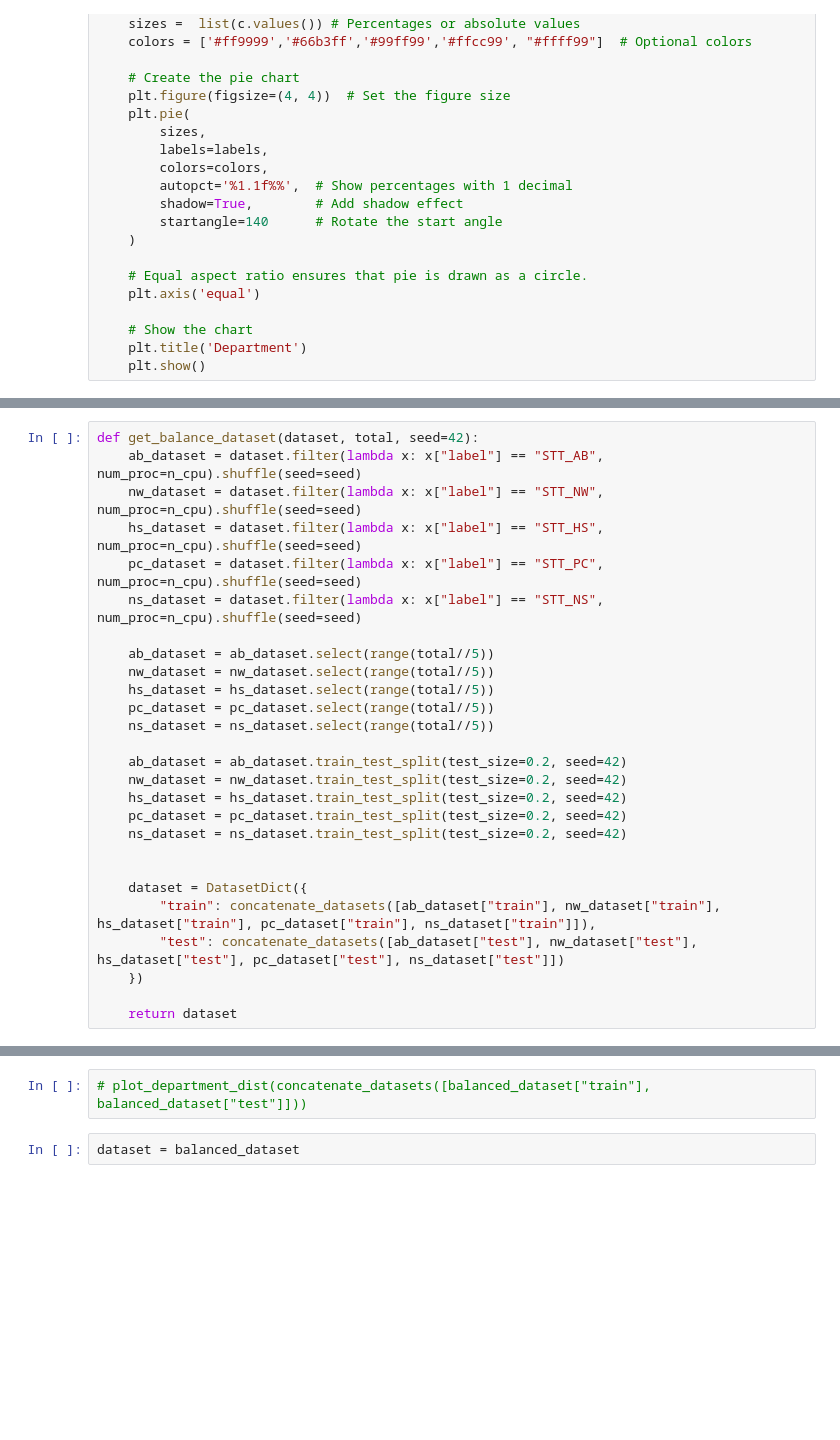
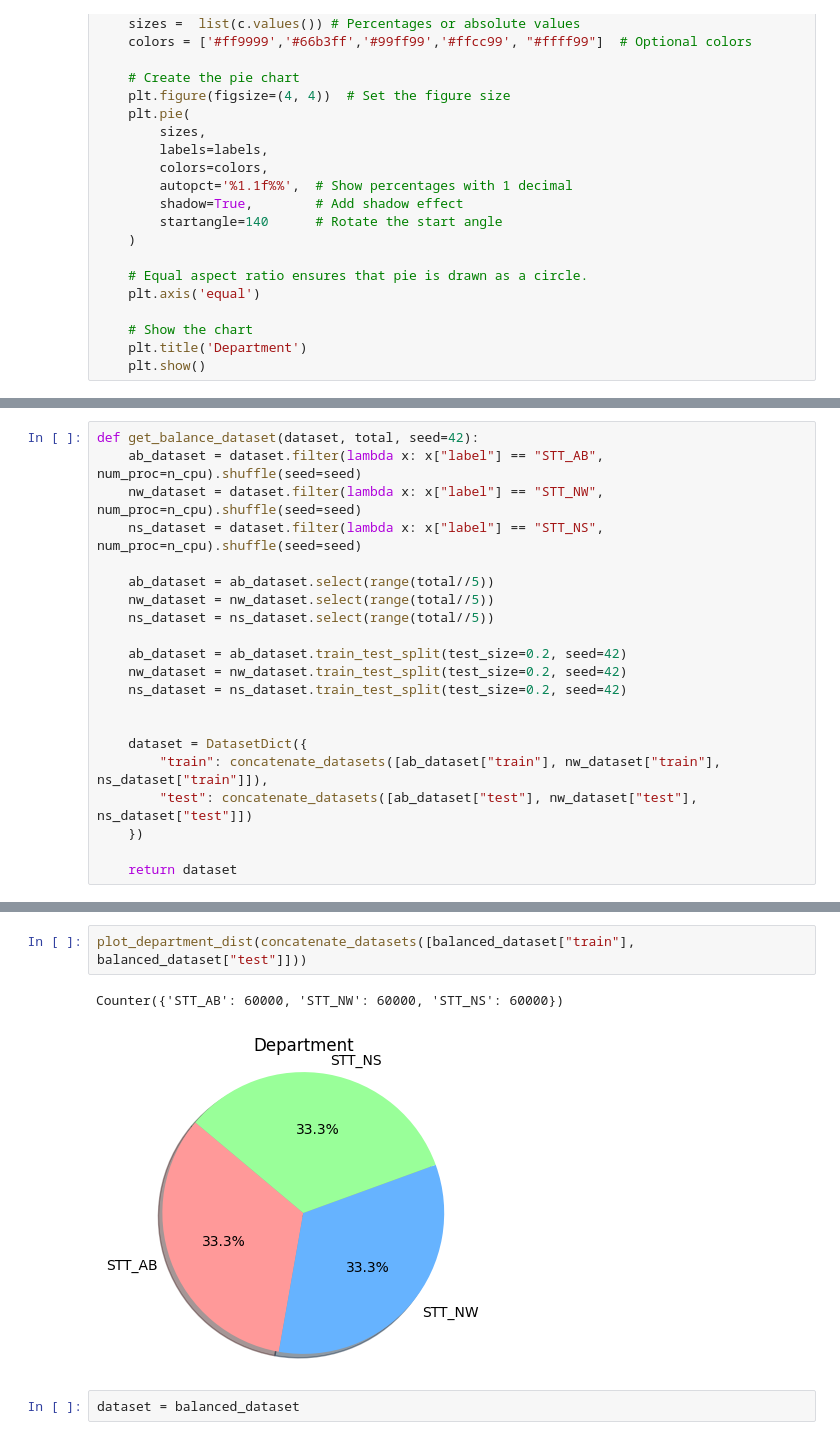
Before and after one commit to OpenPecha/speech_t5_tts, a Jupyter notebook: exp3/Dataset.ipynb, the cells around one changed output, grey strips where cells are left out. Cells and saved outputs as stored; diff of their text form; blank space fills up the shorter version.

```diff
--- a/exp3/Dataset.ipynb
+++ b/exp3/Dataset.ipynb
@@ -120,26 +125,20 @@ def plot_department_dist(dataset):
 def get_balance_dataset(dataset, total, seed=42):
     ab_dataset = dataset.filter(lambda x: x["label"] == "STT_AB", num_proc=n_cpu).shuffle(seed=seed)
     nw_dataset = dataset.filter(lambda x: x["label"] == "STT_NW", num_proc=n_cpu).shuffle(seed=seed)
-    hs_dataset = dataset.filter(lambda x: x["label"] == "STT_HS", num_proc=n_cpu).shuffle(seed=seed)
-    pc_dataset = dataset.filter(lambda x: x["label"] == "STT_PC", num_proc=n_cpu).shuffle(seed=seed)
     ns_dataset = dataset.filter(lambda x: x["label"] == "STT_NS", num_proc=n_cpu).shuffle(seed=seed)
 
     ab_dataset = ab_dataset.select(range(total//5))
     nw_dataset = nw_dataset.select(range(total//5))
-    hs_dataset = hs_dataset.select(range(total//5))
-    pc_dataset = pc_dataset.select(range(total//5))
     ns_dataset = ns_dataset.select(range(total//5))
 
     ab_dataset = ab_dataset.train_test_split(test_size=0.2, seed=42)
     nw_dataset = nw_dataset.train_test_split(test_size=0.2, seed=42)
-    hs_dataset = hs_dataset.train_test_split(test_size=0.2, seed=42)
-    pc_dataset = pc_dataset.train_test_split(test_size=0.2, seed=42)
     ns_dataset = ns_dataset.train_test_split(test_size=0.2, seed=42)
 
 
     dataset = DatasetDict({
-        "train": concatenate_datasets([ab_dataset["train"], nw_dataset["train"], hs_dataset["train"], pc_dataset["train"], ns_dataset["train"]]),
-        "test": concatenate_datasets([ab_dataset["test"], nw_dataset["test"], hs_dataset["test"], pc_dataset["test"], ns_dataset["test"]])
+        "train": concatenate_datasets([ab_dataset["train"], nw_dataset["train"], ns_dataset["train"]]),
+        "test": concatenate_datasets([ab_dataset["test"], nw_dataset["test"], ns_dataset["test"]])
     })
 
     return dataset
@@ -151,5 +159,8 @@ AttributeError: 'DatasetDict' object has no attribute 'select'
 # %%
-# plot_department_dist(concatenate_datasets([balanced_dataset["train"], balanced_dataset["test"]]))
+plot_department_dist(concatenate_datasets([balanced_dataset["train"], balanced_dataset["test"]]))
+# %% [output]
+Counter({'STT_AB': 60000, 'STT_NW': 60000, 'STT_NS': 60000})
+[figure, added]
 # %%
 dataset = balanced_dataset
 # %% [markdown]
```
Also changed, not shown: parts of 4 cells of this notebook, 2 other files.
